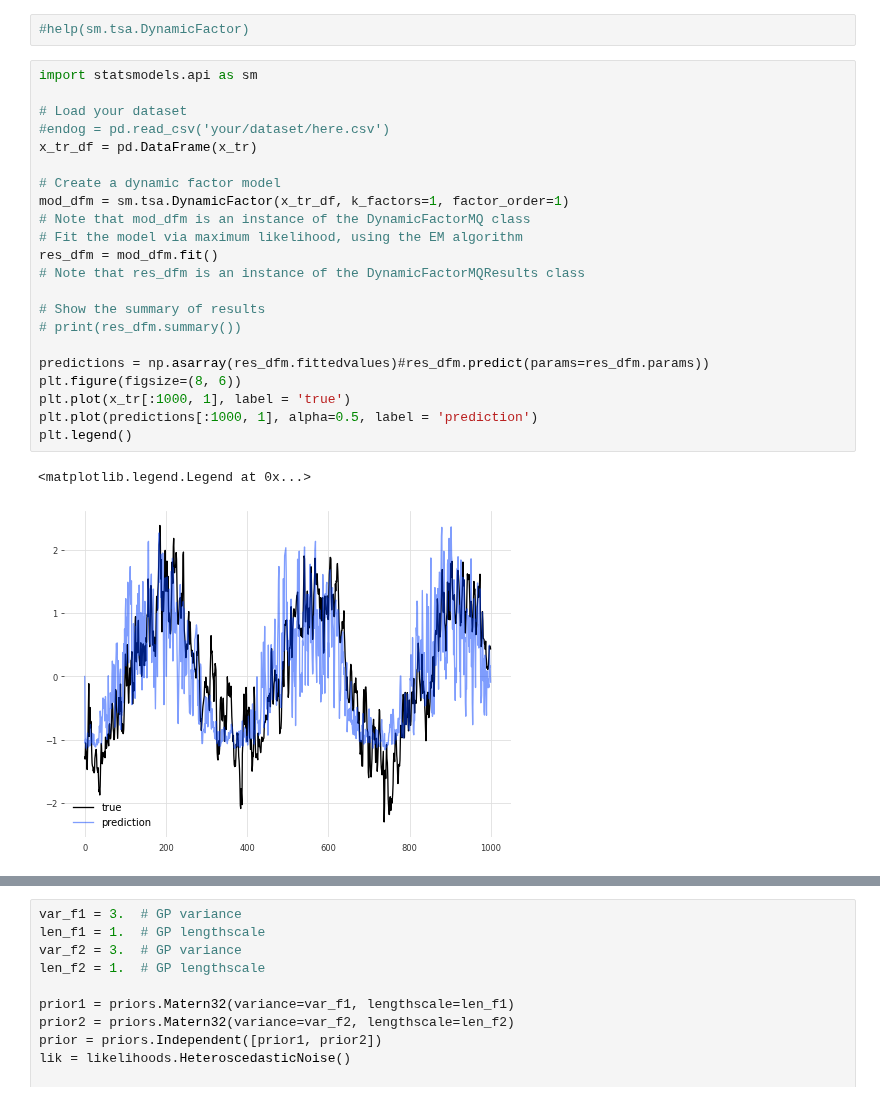
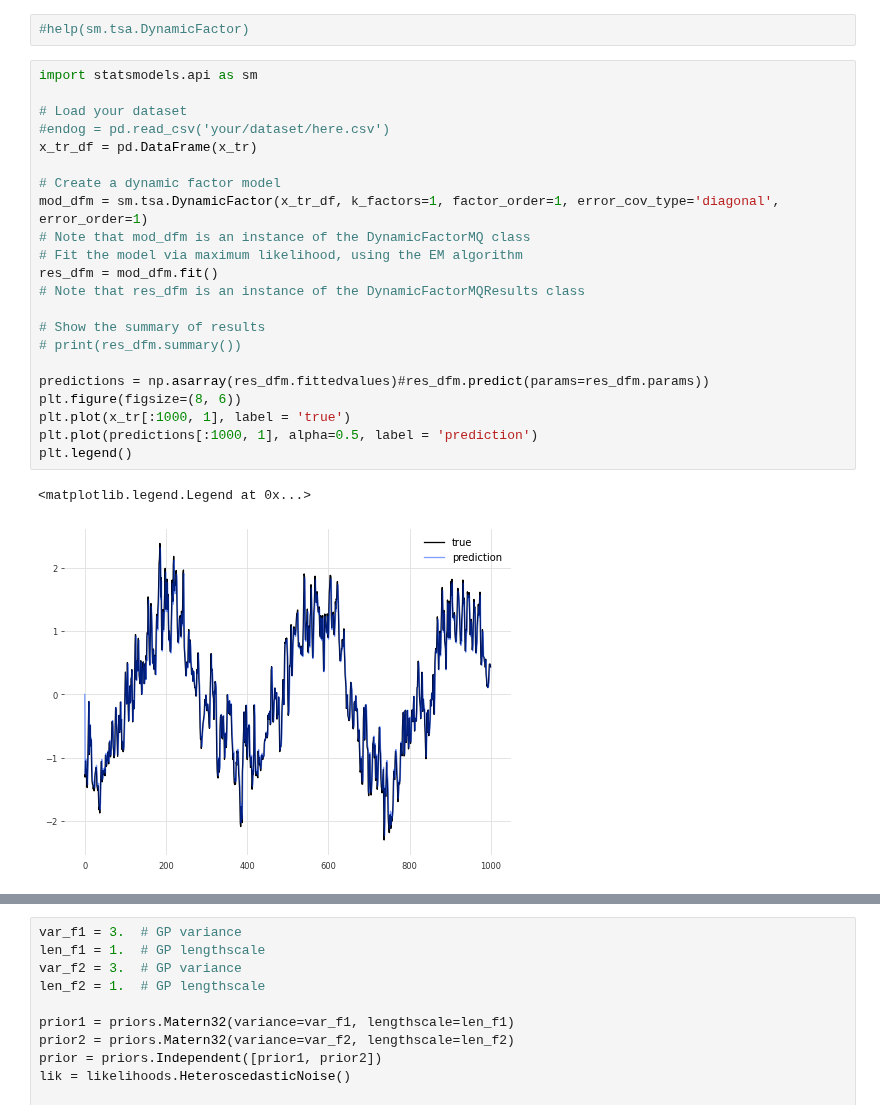
Before and after one commit to christiando/gaussian-toolbox, a Jupyter notebook: timeseries/experiments_scripts/sunspots_ep.ipynb, the cells around one changed output, grey strips where cells are left out. Saved outputs shown, nothing was run; the diff lists cells and outputs as text.

```diff
--- a/timeseries/experiments_scripts/sunspots_ep.ipynb
+++ b/timeseries/experiments_scripts/sunspots_ep.ipynb
@@ -53,27 +53,27 @@ x_tr, x_va, x_te, _, s_tr_x = load_energy_e1(ts=0, train_ratio=0.5)
 # %%
 import statsmodels.api as sm
 
 # Load your dataset
 #endog = pd.read_csv('your/dataset/here.csv')
 x_tr_df = pd.DataFrame(x_tr)
 
 # Create a dynamic factor model
-mod_dfm = sm.tsa.DynamicFactor(x_tr_df, k_factors=1, factor_order=1)
+mod_dfm = sm.tsa.DynamicFactor(x_tr_df, k_factors=1, factor_order=1, error_cov_type='diagonal', error_order=1)
 # Note that mod_dfm is an instance of the DynamicFactorMQ class
 # Fit the model via maximum likelihood, using the EM algorithm
 res_dfm = mod_dfm.fit()
 # Note that res_dfm is an instance of the DynamicFactorMQResults class
 
 # Show the summary of results
 # print(res_dfm.summary())
 
 predictions = np.asarray(res_dfm.fittedvalues)#res_dfm.predict(params=res_dfm.params))
 plt.figure(figsize=(8, 6))
 plt.plot(x_tr[:1000, 1], label = 'true')
 plt.plot(predictions[:1000, 1], alpha=0.5, label = 'prediction')
 plt.legend()
 # %% [output]
 <matplotlib.legend.Legend at 0x...>
-[figure, old version]
+[figure, new version]
 # %%
 mod_dfm_cl_te = mod_dfm.clone(x_te)
```
Also changed, not shown: parts of 4 cells of this notebook.
